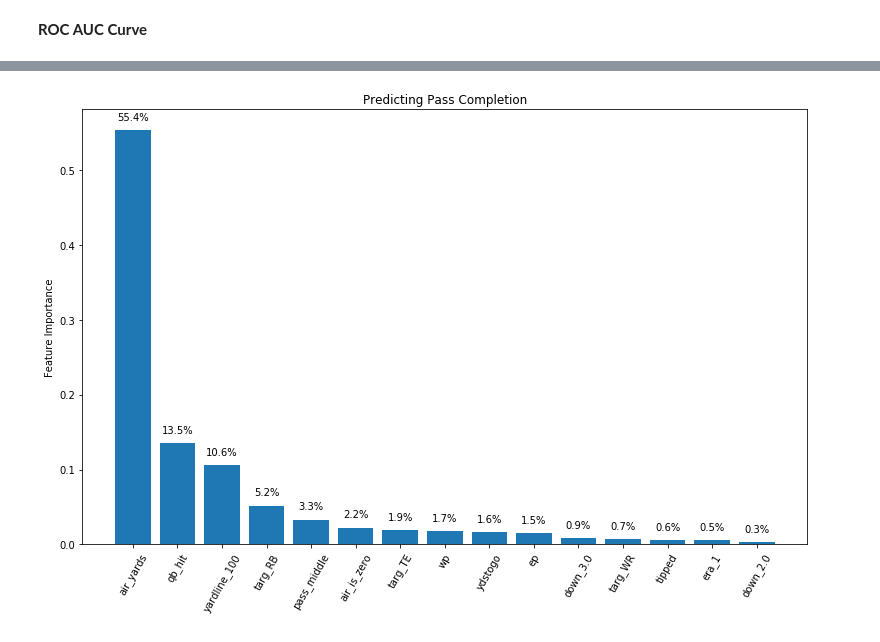
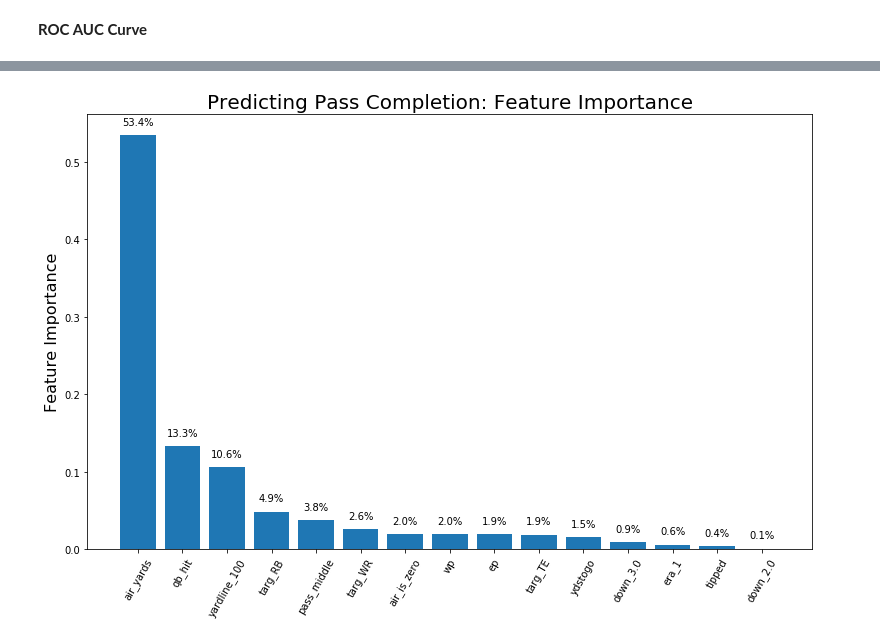
Before and after one commit to adriancm93/CPOE, a Jupyter notebook: cpoe_model.ipynb, the cells around one changed output, grey strips where cells are left out. Saved outputs shown, nothing was run; the diff lists cells and outputs as text; code cells hidden in the pictures.

```diff
--- a/cpoe_model.ipynb
+++ b/cpoe_model.ipynb
@@ -300,21 +332,22 @@ GBC: ROC AUC = 0.7145
 # %%
-# using some dummy data for this example
-a = featu['Feature'].values
-b = featu['Feature Importance'].values
+featu = pd.DataFrame(data = {'feat':features,'import':gsearch.best_estimator_.feature_importances_})
+featu=featu.sort_values(by='import',ascending=False)
+a = featu['feat']
+b = featu['import']
 plt.figure(figsize=(13,8))
 plt.bar(a,b)
 # zip joins x and y coordinates in pairs
 for a,b in zip(a,b):
     label = "{:.1%}".format(b)
-    plt.annotate(label, # this is the text
-                 (a,b), # this is the point to label
-                 textcoords="offset points", # how to position the text
-                 xytext=(0,10), # distance from text to points (x,y)
-                 ha='center') # horizontal alignment can be left, right or center
-plt.title("Predicting Pass Completion")
+    plt.annotate(label,
+                 (a,b),
+                 textcoords="offset points",
+                 xytext=(0,10),
+                 ha='center')
+plt.title("Predicting Pass Completion: Feature Importance",fontsize=20)
 plt.xticks(rotation=60)
-plt.ylabel("Feature Importance")
+plt.ylabel("Feature Importance",fontsize=16)
 plt.show()
 # %% [output]
-[figure, old version]
+[figure, new version]
 # %% [markdown]
```
Also changed, not shown: parts of 14 cells of this notebook.
